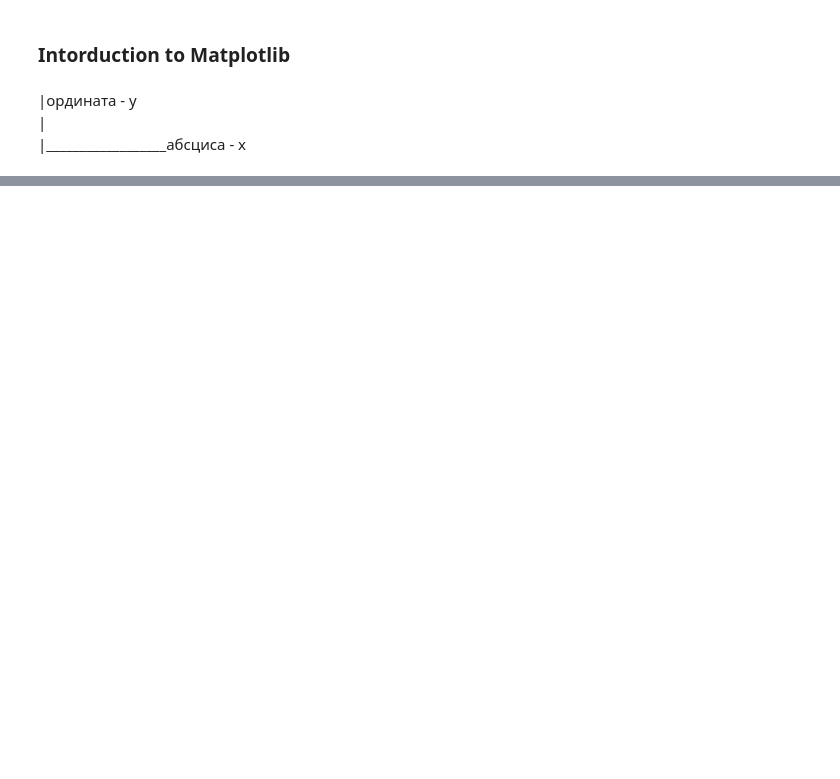
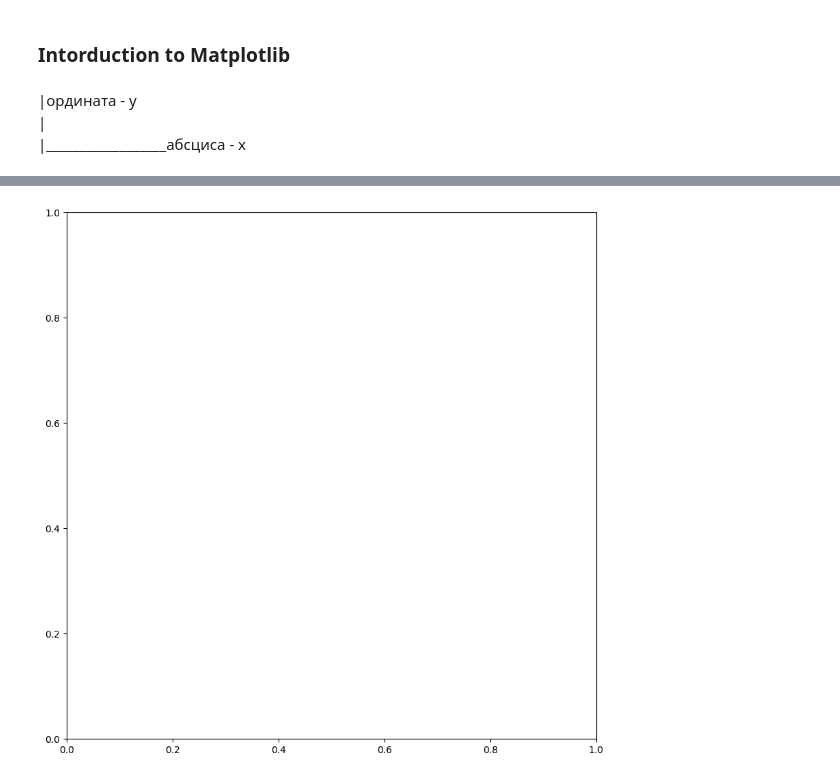
Before and after one commit to rsradev/DataLab, a Jupyter notebook: ml-area/ml_course_matplotlib.ipynb, the cells around one changed output, grey strips where cells are left out. Cells and saved outputs as stored; diff of their text form; code cells hidden in the pictures; blank space fills up the shorter version.

```diff
--- a/ml-area/ml_course_matplotlib.ipynb
+++ b/ml-area/ml_course_matplotlib.ipynb
@@ -16,0 +27,4 @@ plt.plot([1,2,3,4], [11, 22, 33, 44])
+# %%
+fig, ax = plt.subplots(figsize=(10, 10))
+# %% [output]
+[figure, added]
```
Also changed, not shown: parts of 4 cells of this notebook, 1 other file.
